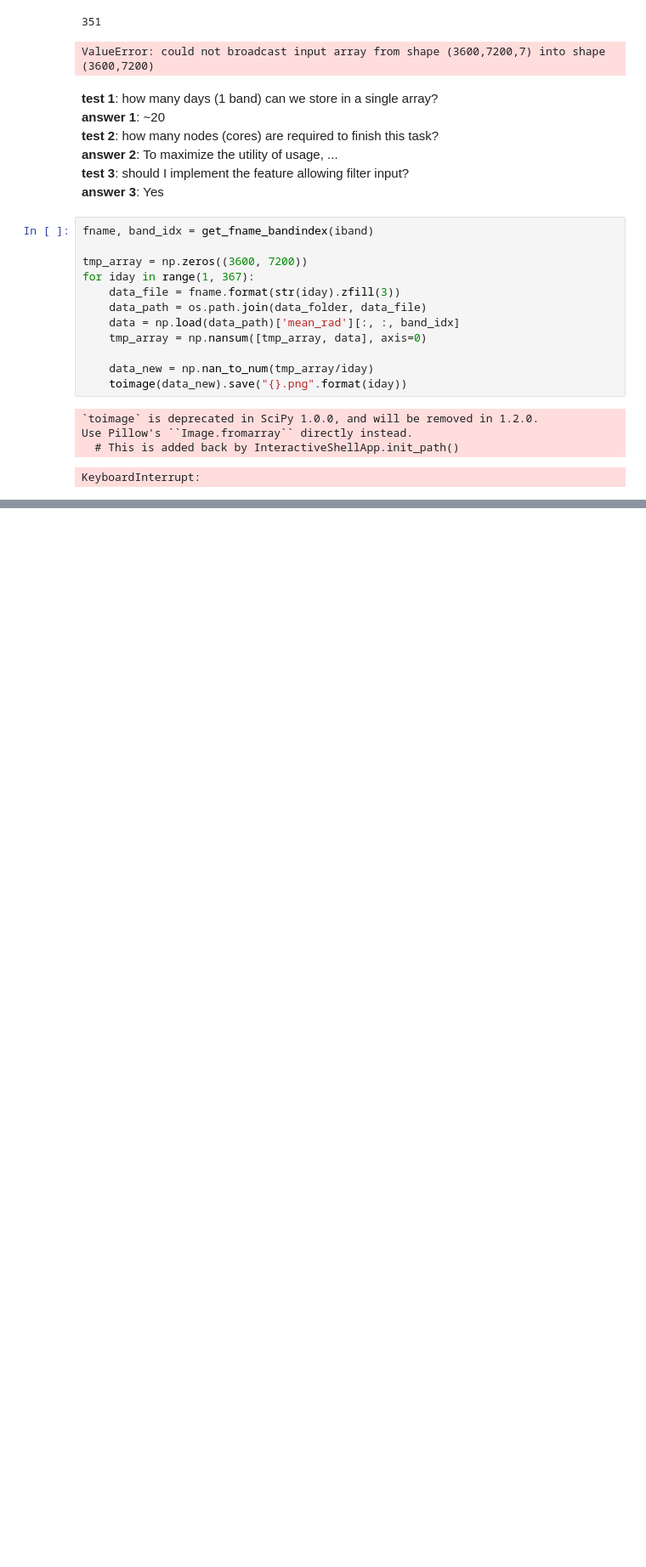
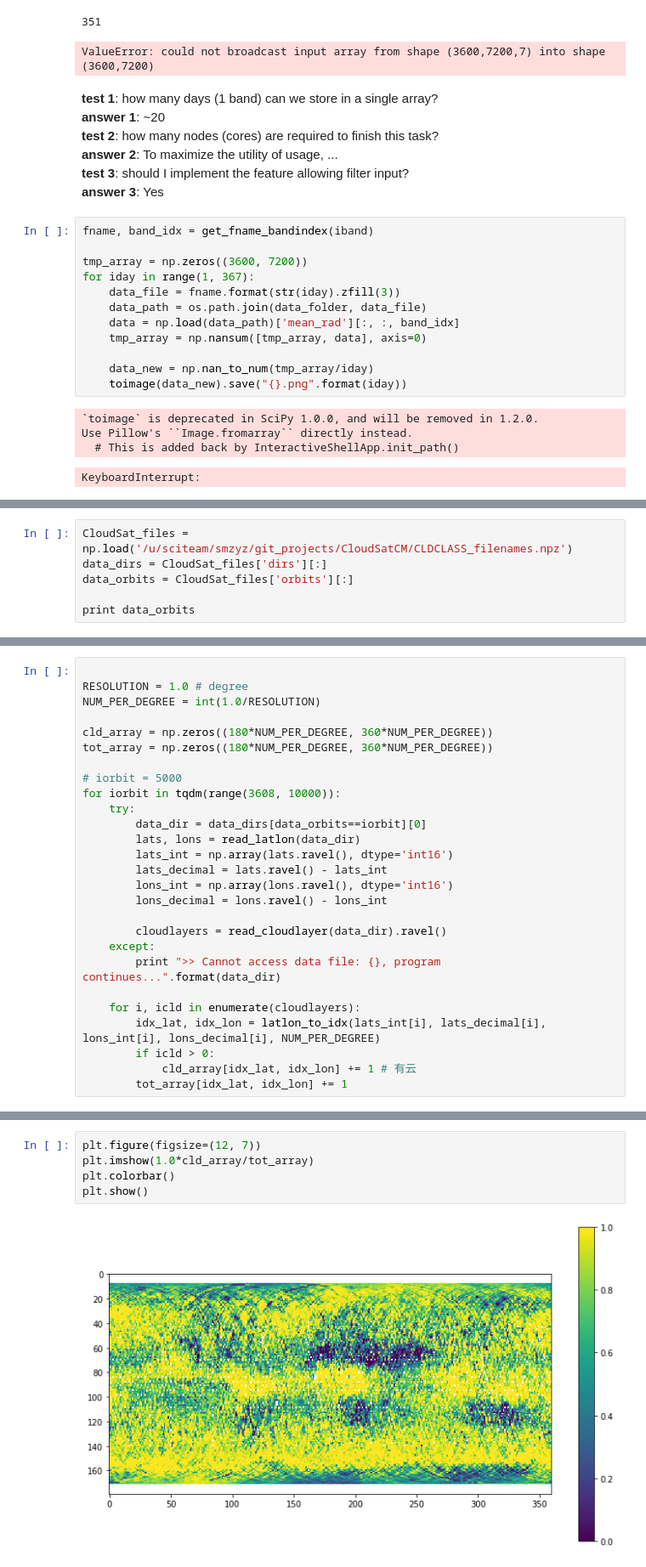
Before and after one commit to cloudy365/MODCM, a Jupyter notebook: scratch.ipynb, the cells around one changed output, grey strips where cells are left out. Shown at 85% size. Drawn from its saved outputs; the diff is of its cells as text; blank space fills up the shorter version.

```diff
--- a/scratch.ipynb
+++ b/scratch.ipynb
@@ -568,0 +753,6 @@ from my_module import plt, toimage
+# %%
+CloudSat_files = np.load('/u/sciteam/smzyz/git_projects/CloudSatCM/CLDCLASS_filenames.npz')
+data_dirs = CloudSat_files['dirs'][:]
+data_orbits = CloudSat_files['orbits'][:]
+
+print data_orbits
@@ -568,0 +849,27 @@ from my_module import plt, toimage
+# %%
+
+RESOLUTION = 1.0 # degree
+NUM_PER_DEGREE = int(1.0/RESOLUTION)
+
+cld_array = np.zeros((180*NUM_PER_DEGREE, 360*NUM_PER_DEGREE))
+tot_array = np.zeros((180*NUM_PER_DEGREE, 360*NUM_PER_DEGREE))
+
+# iorbit = 5000
+for iorbit in tqdm(range(3608, 10000)):
+    try:
+        data_dir = data_dirs[data_orbits==iorbit][0]
+        lats, lons = read_latlon(data_dir)
+        lats_int = np.array(lats.ravel(), dtype='int16')
+        lats_decimal = lats.ravel() - lats_int
+        lons_int = np.array(lons.ravel(), dtype='int16')
+        lons_decimal = lons.ravel() - lons_int
+
+        cloudlayers = read_cloudlayer(data_dir).ravel()
+    except:
+        print ">> Cannot access data file: {}, program continues...".format(data_dir)
+
+    for i, icld in enumerate(cloudlayers):
+        idx_lat, idx_lon = latlon_to_idx(lats_int[i], lats_decimal[i], lons_int[i], lons_decimal[i], NUM_PER_DEGREE)
+        if icld > 0:
+            cld_array[idx_lat, idx_lon] += 1 # 有云
+        tot_array[idx_lat, idx_lon] += 1
@@ -568,0 +890,7 @@ from my_module import plt, toimage
+# %%
+plt.figure(figsize=(12, 7))
+plt.imshow(1.0*cld_array/tot_array)
+plt.colorbar()
+plt.show()
+# %% [output]
+[figure, added]
```
Also changed, not shown: parts of 26 cells of this notebook, 5 other files.
